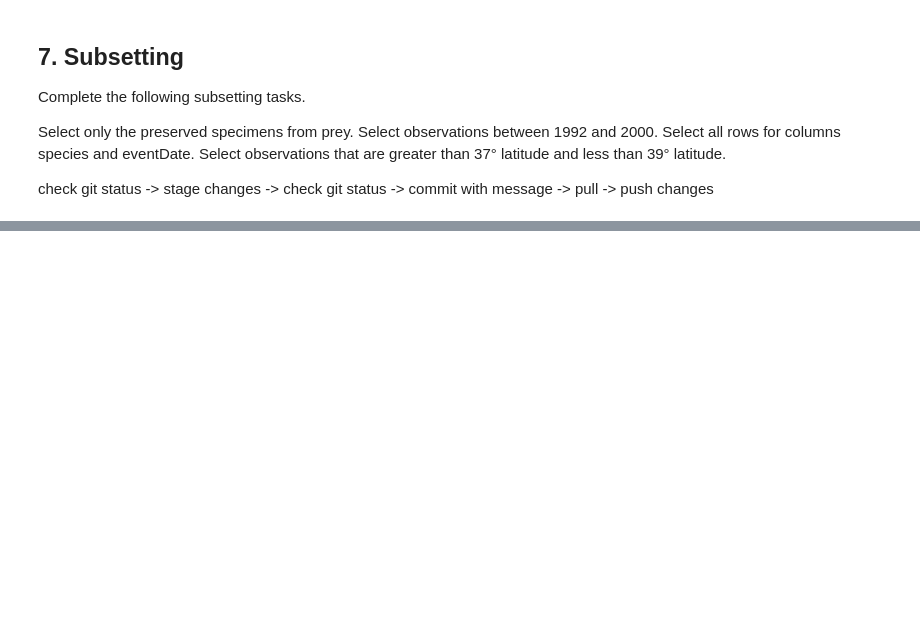
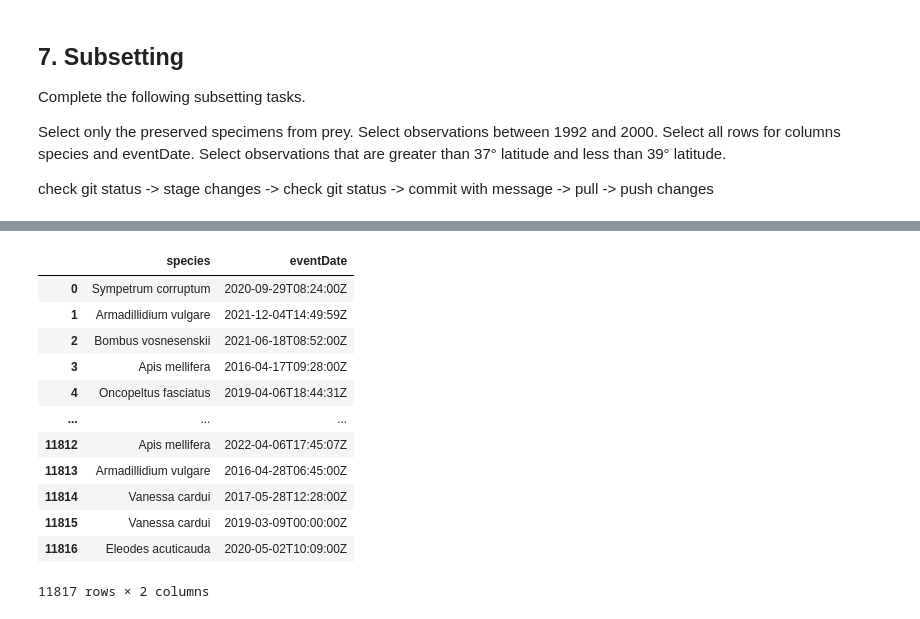
Before and after one commit to cllorey/eds220-2026-sections, a Jupyter notebook: section-1-data-selection-drylands.ipynb, the cells around one changed output, grey strips where cells are left out. Saved outputs shown, nothing was run; the diff lists cells and outputs as text; code cells hidden in the pictures; blank space fills up the shorter version.

```diff
--- a/section-1-data-selection-drylands.ipynb
+++ b/section-1-data-selection-drylands.ipynb
@@ -199,0 +261,23 @@ check git status -> stage changes -> check git status -> commit with message ->
+# %%
+# Select all rows for columns species and eventDate.
+
+spp_event = prey.loc[:,('species', 'eventDate')]
+spp_event
+
+# another way to do this:
+
+prey[['species', 'eventDate']]
+# %% [output]
+|  | species | eventDate |
+| 0 | Sympetrum corruptum | 2020-09-29T08:24:00Z |
+| 1 | Armadillidium vulgare | 2021-12-04T14:49:59Z |
+| 2 | Bombus vosnesenskii | 2021-06-18T08:52:00Z |
+| 3 | Apis mellifera | 2016-04-17T09:28:00Z |
+| 4 | Oncopeltus fasciatus | 2019-04-06T18:44:31Z |
+| ... | ... | ... |
+| 11812 | Apis mellifera | 2022-04-06T17:45:07Z |
+| 11813 | Armadillidium vulgare | 2016-04-28T06:45:00Z |
+| 11814 | Vanessa cardui | 2017-05-28T12:28:00Z |
+| 11815 | Vanessa cardui | 2019-03-09T00:00:00Z |
+| 11816 | Eleodes acuticauda | 2020-05-02T10:09:00Z |
+11817 rows × 2 columns
```
Also changed, not shown: parts of 5 cells of this notebook.
